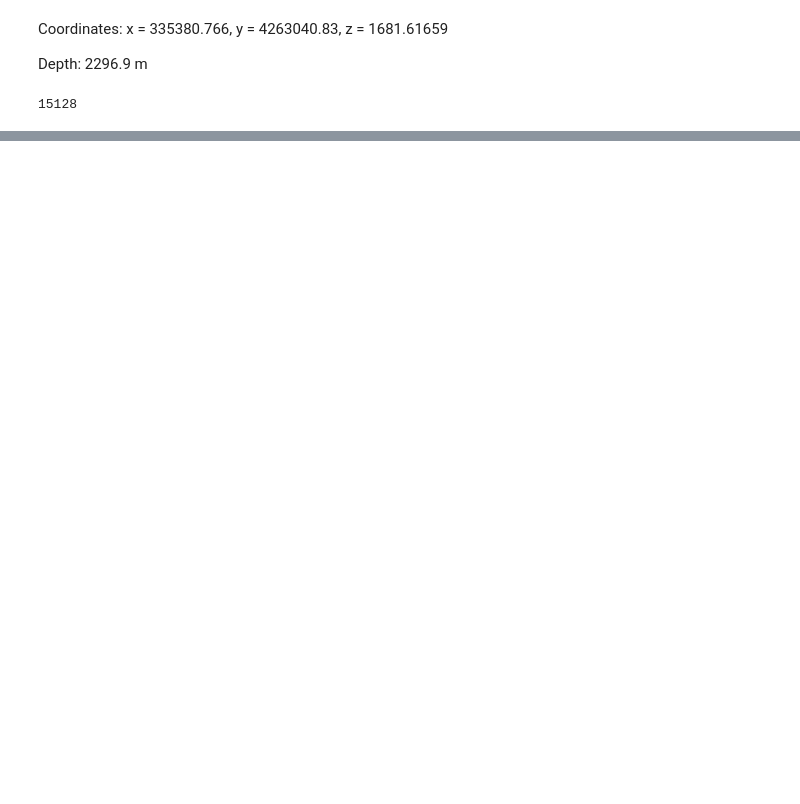
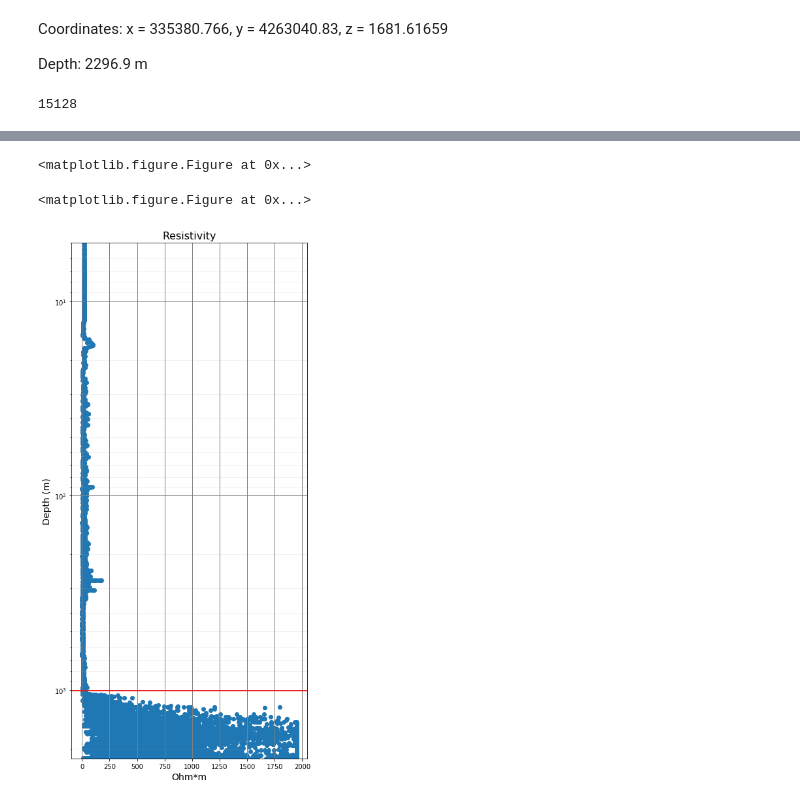
Before and after one commit to OpenGeoVis/GeothermalDesignChallenge, a Jupyter notebook: codebooks/well_data/58-32/5832_logs.ipynb, the cells around one changed output, grey strips where cells are left out. Drawn from its saved outputs; the diff is of its cells as text; code cells hidden in the pictures; blank space fills up the shorter version.

```diff
--- a/codebooks/well_data/58-32/5832_logs.ipynb
+++ b/codebooks/well_data/58-32/5832_logs.ipynb
@@ -152,22 +204,30 @@ plt.show()
 # %%
 #Resistivity
-plt.figure(figsize = (6, 12))
 
-ax.set_xscale('log')
+
+fig = plt.figure(figsize=(6,12))
+
+ax = fig.add_subplot(1, 1, 1)
+ax.set_yscale('log')
 plt.scatter(AT90, DEPTH)
+plt.axhline(y=1007, color='r', linestyle='-', label='Basin-Granite boundary')
 plt.ylabel('Depth (m)', fontsize = 14)
 plt.xlabel('Ohm*m', fontsize=14)
 plt.grid(color='grey', linestyle = '-', linewidth=1)
 plt.gca().invert_yaxis()
 plt.title("Resistivity", fontsize=16)
 plt.grid(which='minor', alpha=0.2)
 plt.ylim(2250, 5)
 major_ticks = np.arange(0, 101, 20)
 
 
 
 plt.tight_layout()
 plt.show()
+# %% [output]
+<matplotlib.figure.Figure at 0x...>
+<matplotlib.figure.Figure at 0x...>
+[figure, added]
 # %%
 #Gamma Ray
 plt.figure(figsize = (6, 12))
```
Also changed, not shown: parts of 7 cells of this notebook, 5 other files.
